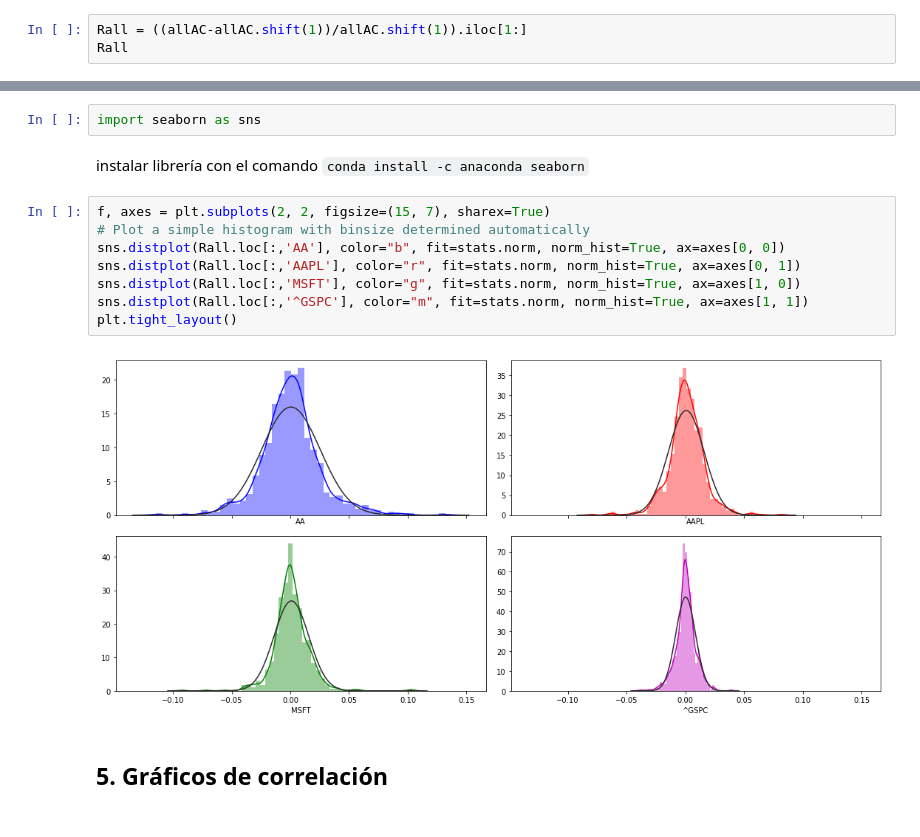
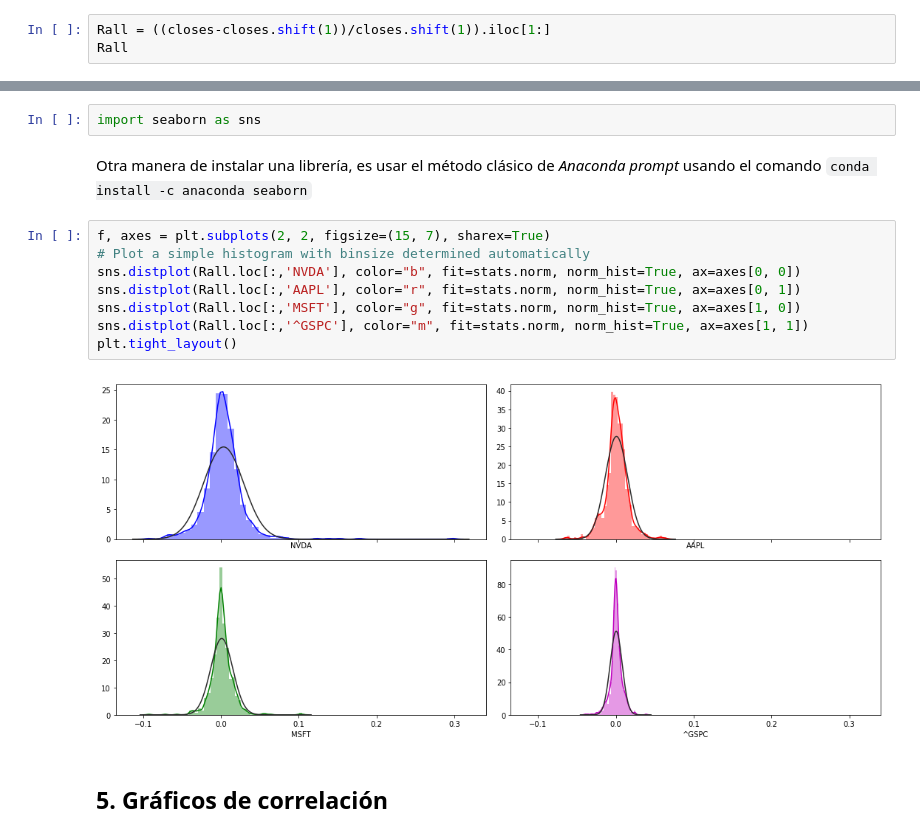
Before and after one commit to ogvilla67/SPF-2018-II, a Jupyter notebook: TEMA-3/Clase17_DescargaHistoricosOpciones.ipynb, the cells around one changed output, grey strips where cells are left out. Saved outputs shown, nothing was run; the diff lists cells and outputs as text.

```diff
--- a/TEMA-3/Clase17_DescargaHistoricosOpciones.ipynb
+++ b/TEMA-3/Clase17_DescargaHistoricosOpciones.ipynb
@@ -795,4 +740,4 @@ Date
 # %%
-Rall = ((allAC-allAC.shift(1))/allAC.shift(1)).iloc[1:]
+Rall = ((closes-closes.shift(1))/closes.shift(1)).iloc[1:]
 Rall
 # %% [output]
@@ -988,17 +934,17 @@ Una más, con la librería seaborn...
 # %%
 import seaborn as sns
 # %% [markdown]
-instalar librería con el comando `conda install -c anaconda seaborn`
+Otra manera de instalar una librería, es usar el método clásico de *Anaconda prompt* usando el comando `conda install -c anaconda seaborn`
 # %%
 f, axes = plt.subplots(2, 2, figsize=(15, 7), sharex=True)
 # Plot a simple histogram with binsize determined automatically
-sns.distplot(Rall.loc[:,'AA'], color="b", fit=stats.norm, norm_hist=True, ax=axes[0, 0])
+sns.distplot(Rall.loc[:,'NVDA'], color="b", fit=stats.norm, norm_hist=True, ax=axes[0, 0])
 sns.distplot(Rall.loc[:,'AAPL'], color="r", fit=stats.norm, norm_hist=True, ax=axes[0, 1])
 sns.distplot(Rall.loc[:,'MSFT'], color="g", fit=stats.norm, norm_hist=True, ax=axes[1, 0])
 sns.distplot(Rall.loc[:,'^GSPC'], color="m", fit=stats.norm, norm_hist=True, ax=axes[1, 1])
 plt.tight_layout()
 # %% [output]
-[figure, old version]
+[figure, new version]
 # %% [markdown]
 ## 5. Gráficos de correlación
 # %%
```
Also changed, not shown: parts of 35 cells of this notebook, 1 other file.
